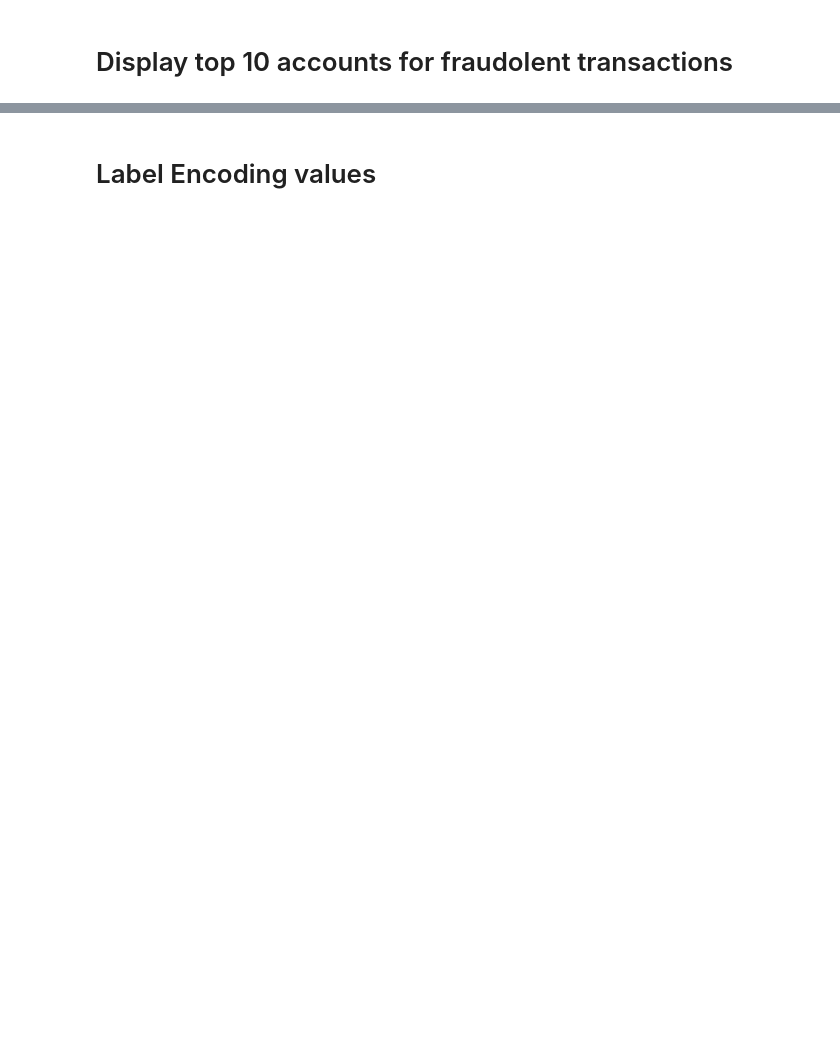
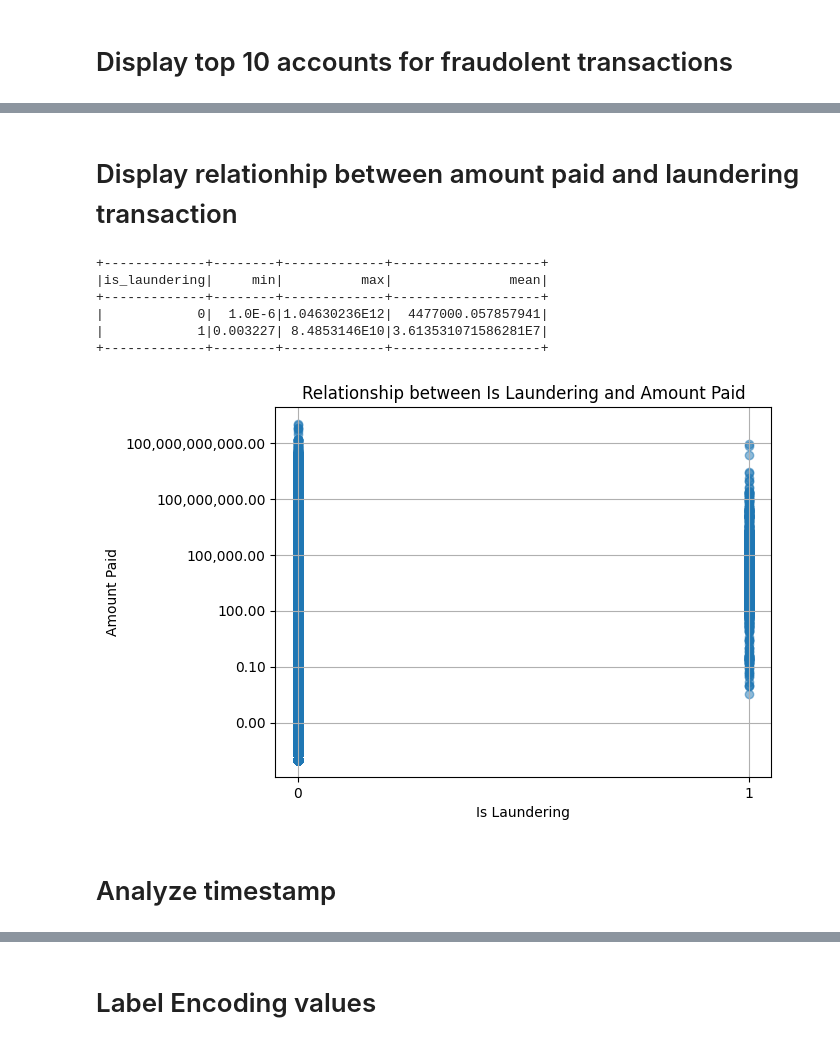
Before and after one commit to fabiobrambilla98/Joint_Project_AMD_SM2L, a Jupyter notebook: project/data_analyses.ipynb, the cells around one changed output, grey strips where cells are left out. Cells and saved outputs as stored; diff of their text form; code cells hidden in the pictures; blank space fills up the shorter version.

```diff
--- a/project/data_analyses.ipynb
+++ b/project/data_analyses.ipynb
@@ -163,0 +279,38 @@ merged_df.head(10)
+# %% [markdown]
+# Display relationhip between amount paid and laundering transaction
+# %%
+grouped_stats = spark_df.groupBy('is_laundering').agg(
+    min(col('amount_paid')).alias('min'),
+    max(col('amount_paid')).alias('max'),
+    mean(col('amount_paid')).alias('mean')
+)
+
+# Mostra le statistiche
+grouped_stats.show()
+
+
+# Estrai il DataFrame Spark come Pandas DataFrame
+df_pd = spark_df.toPandas()
+
+# Applica la scala logaritmica e la formattazione numerica
+plt.yscale("log")
+plt.gca().yaxis.set_major_formatter(plt.FuncFormatter(lambda x, _: format(x, ',.2f')))
+
+# Crea il grafico scatter
+plt.scatter(df_pd['is_laundering'], df_pd['amount_paid'], alpha=0.5)
+plt.title("Relationship between Is Laundering and Amount Paid")
+plt.xlabel("Is Laundering")
+plt.ylabel("Amount Paid")
+plt.xticks([0, 1])
+plt.grid(True)
+plt.show()
+# %% [output]
++-------------+--------+-------------+-------------------+
+|is_laundering|     min|          max|               mean|
++-------------+--------+-------------+-------------------+
+|            0|  1.0E-6|1.04630236E12|  4477000.057857941|
+|            1|0.003227| 8.4853146E10|3.613531071586281E7|
++-------------+--------+-------------+-------------------+
+[figure, added]
+# %% [markdown]
+# Analyze timestamp
```
Also changed, not shown: parts of 26 cells of this notebook, 6 other files.
